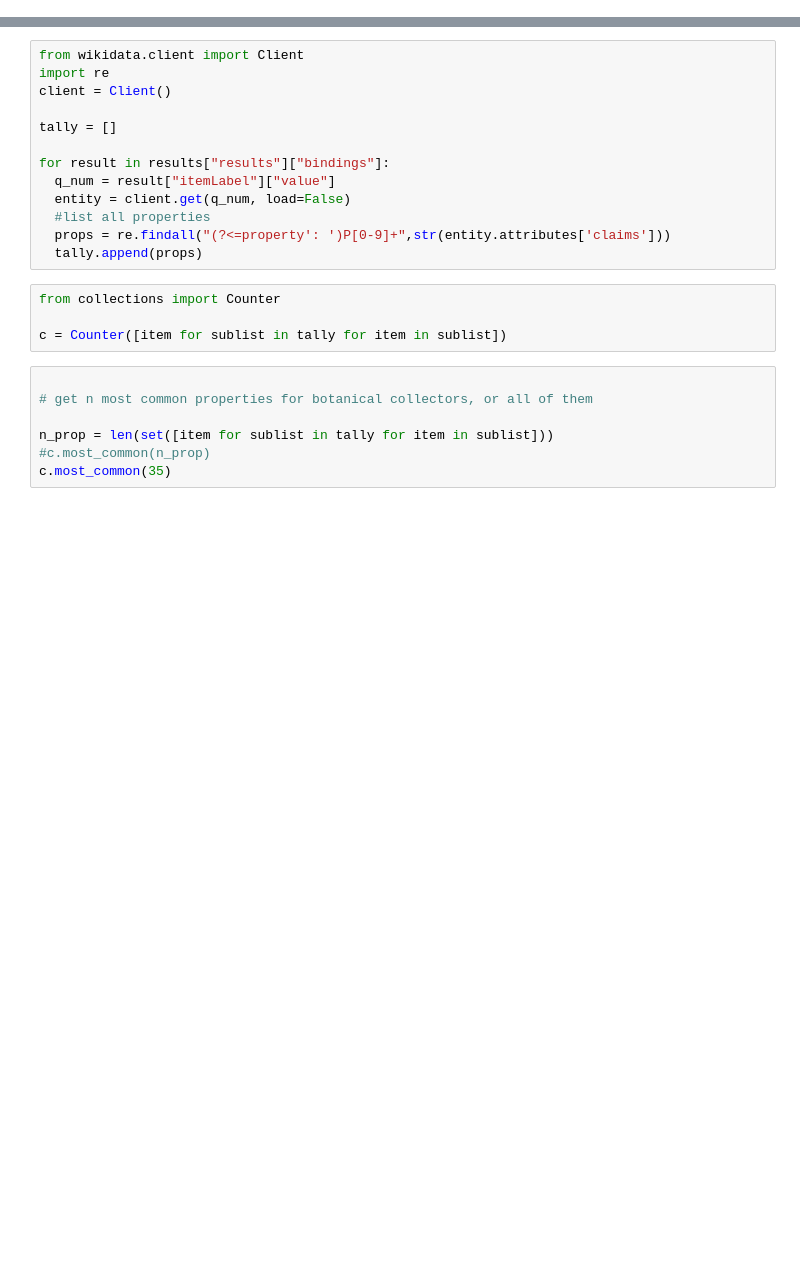
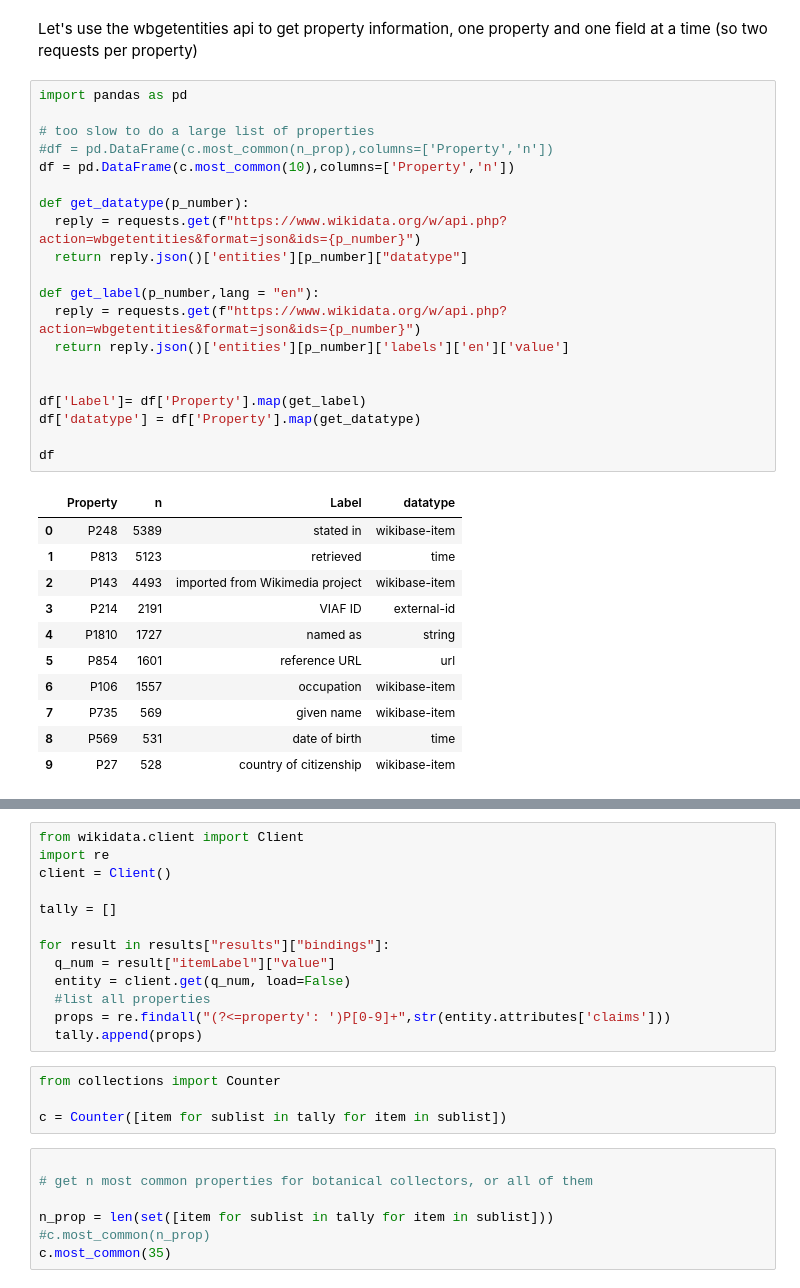
Before and after one commit to PietrH/common_wikidata_props, a Jupyter notebook: get_wikidata_botanical_collector_properties.ipynb, the cells around one changed output, grey strips where cells are left out. Cells and saved outputs as stored; diff of their text form; blank space fills up the shorter version.

```diff
--- a/get_wikidata_botanical_collector_properties.ipynb
+++ b/get_wikidata_botanical_collector_properties.ipynb
@@ -57,0 +135,34 @@ results = get_results(endpoint_url, query)
+# %% [markdown]
+Let's use the wbgetentities api to get property information, one property and one field at a time (so two requests per property)
+# %%
+import pandas as pd
+
+# too slow to do a large list of properties
+#df = pd.DataFrame(c.most_common(n_prop),columns=['Property','n'])
+df = pd.DataFrame(c.most_common(10),columns=['Property','n'])
+
+def get_datatype(p_number):
+  reply = requests.get(f"https://www.wikidata.org/w/api.php?action=wbgetentities&format=json&ids={p_number}")
+  return reply.json()['entities'][p_number]["datatype"]
+
+def get_label(p_number,lang = "en"):
+  reply = requests.get(f"https://www.wikidata.org/w/api.php?action=wbgetentities&format=json&ids={p_number}")
+  return reply.json()['entities'][p_number]['labels']['en']['value']
+
+
+df['Label']= df['Property'].map(get_label)
+df['datatype'] = df['Property'].map(get_datatype)
+
+df
+# %% [output]
+|  | Property | n | Label | datatype |
+| 0 | P248 | 5389 | stated in | wikibase-item |
+| 1 | P813 | 5123 | retrieved | time |
+| 2 | P143 | 4493 | imported from Wikimedia project | wikibase-item |
+| 3 | P214 | 2191 | VIAF ID | external-id |
+| 4 | P1810 | 1727 | named as | string |
+| 5 | P854 | 1601 | reference URL | url |
+| 6 | P106 | 1557 | occupation | wikibase-item |
+| 7 | P735 | 569 | given name | wikibase-item |
+| 8 | P569 | 531 | date of birth | time |
+| 9 | P27 | 528 | country of citizenship | wikibase-item |
```
Also changed, not shown: parts of 11 cells of this notebook.
